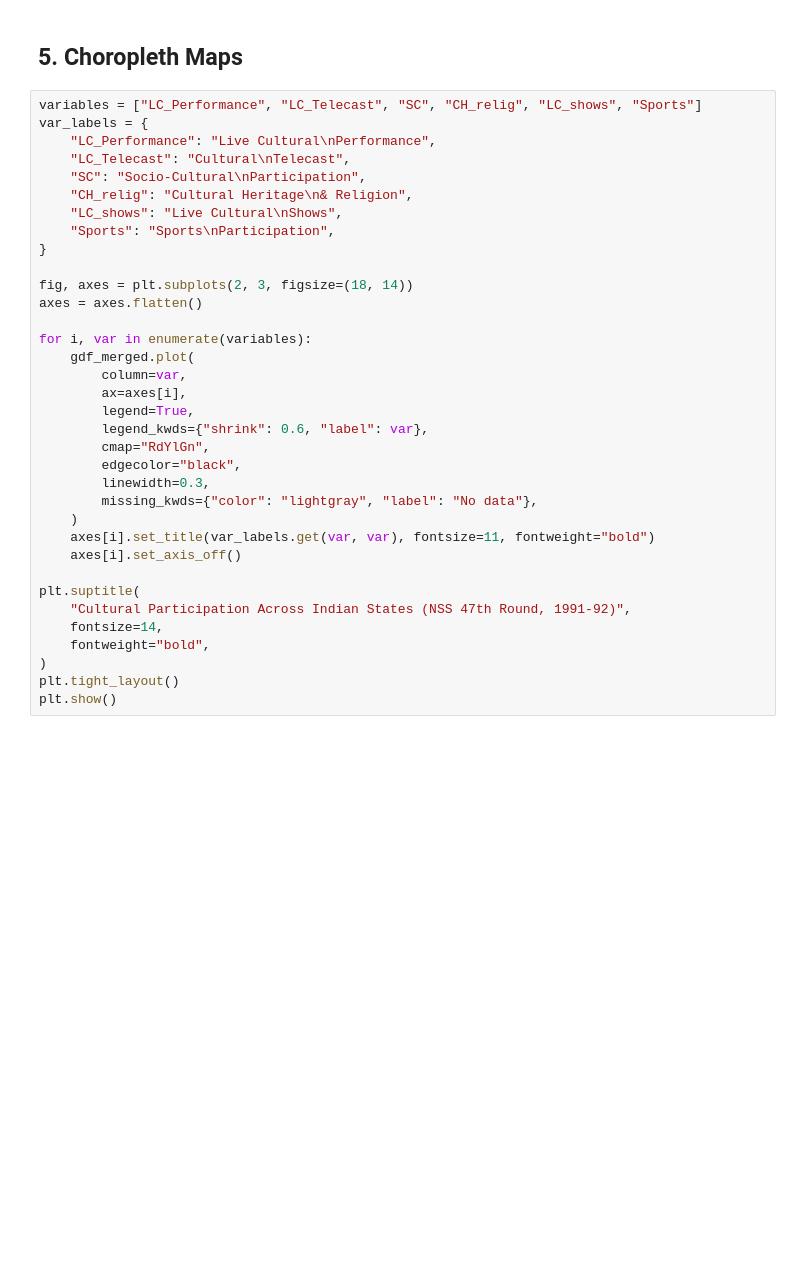
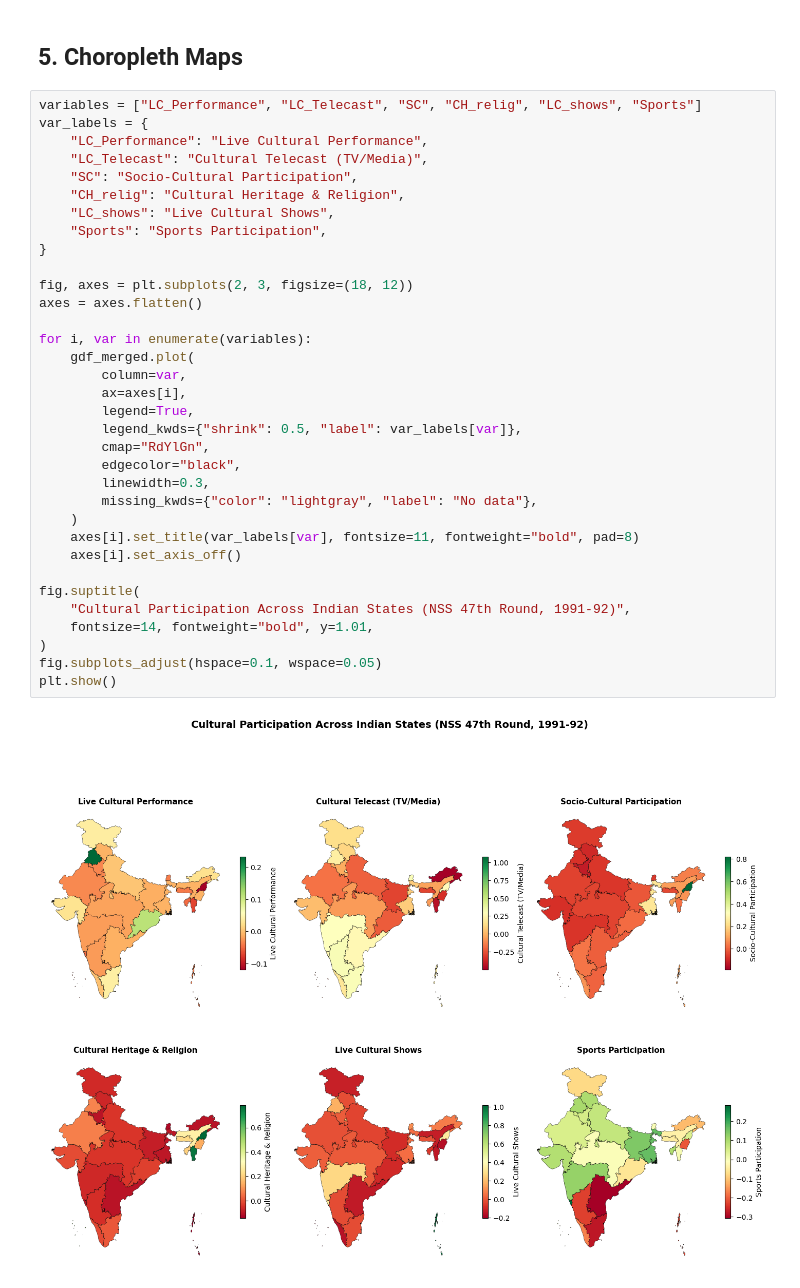
Before and after one commit to quarcs-lab/project2025s, a Jupyter notebook: notebooks/c05_spatial_culture.ipynb, the cells around one changed output. Cells and saved outputs as stored; diff of their text form; blank space fills up the shorter version.

```diff
--- a/notebooks/c05_spatial_culture.ipynb
+++ b/notebooks/c05_spatial_culture.ipynb
@@ -200,38 +286,39 @@ gdf_merged.head()
 # %%
 variables = ["LC_Performance", "LC_Telecast", "SC", "CH_relig", "LC_shows", "Sports"]
 var_labels = {
-    "LC_Performance": "Live Cultural\nPerformance",
-    "LC_Telecast": "Cultural\nTelecast",
-    "SC": "Socio-Cultural\nParticipation",
-    "CH_relig": "Cultural Heritage\n& Religion",
-    "LC_shows": "Live Cultural\nShows",
-    "Sports": "Sports\nParticipation",
+    "LC_Performance": "Live Cultural Performance",
+    "LC_Telecast": "Cultural Telecast (TV/Media)",
+    "SC": "Socio-Cultural Participation",
+    "CH_relig": "Cultural Heritage & Religion",
+    "LC_shows": "Live Cultural Shows",
+    "Sports": "Sports Participation",
 }
 
-fig, axes = plt.subplots(2, 3, figsize=(18, 14))
+fig, axes = plt.subplots(2, 3, figsize=(18, 12))
 axes = axes.flatten()
 
 for i, var in enumerate(variables):
     gdf_merged.plot(
         column=var,
         ax=axes[i],
         legend=True,
-        legend_kwds={"shrink": 0.6, "label": var},
+        legend_kwds={"shrink": 0.5, "label": var_labels[var]},
         cmap="RdYlGn",
         edgecolor="black",
         linewidth=0.3,
         missing_kwds={"color": "lightgray", "label": "No data"},
     )
-    axes[i].set_title(var_labels.get(var, var), fontsize=11, fontweight="bold")
+    axes[i].set_title(var_labels[var], fontsize=11, fontweight="bold", pad=8)
     axes[i].set_axis_off()
 
-plt.suptitle(
+fig.suptitle(
     "Cultural Participation Across Indian States (NSS 47th Round, 1991-92)",
-    fontsize=14,
-    fontweight="bold",
+    fontsize=14, fontweight="bold", y=1.01,
 )
-plt.tight_layout()
+fig.subplots_adjust(hspace=0.1, wspace=0.05)
 plt.show()
+# %% [output]
+[figure, added]
 # %%
 # Summary statistics
 print("Summary Statistics of Cultural Variables")
```
Also changed, not shown: parts of 32 cells of this notebook, 42 other files.
